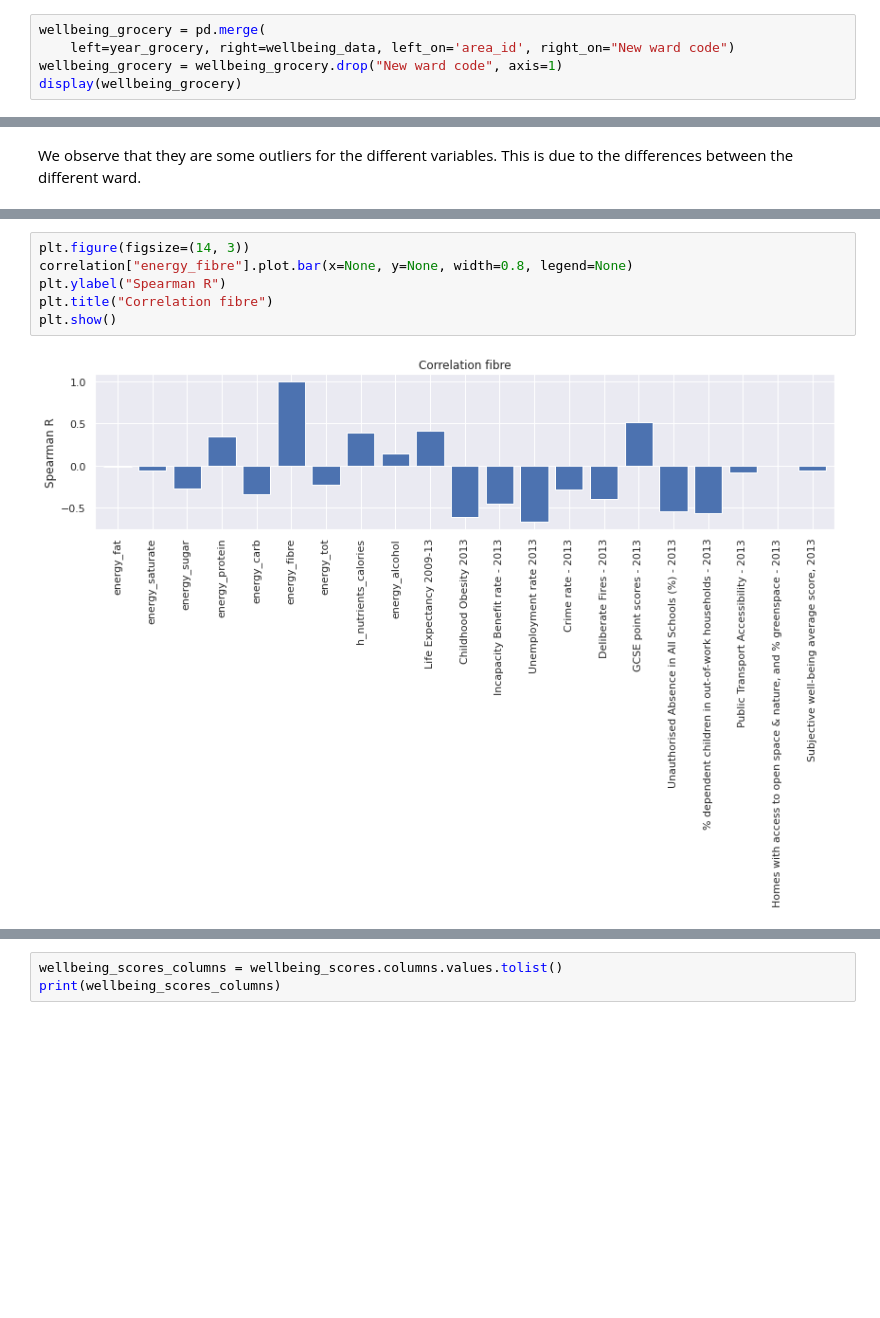
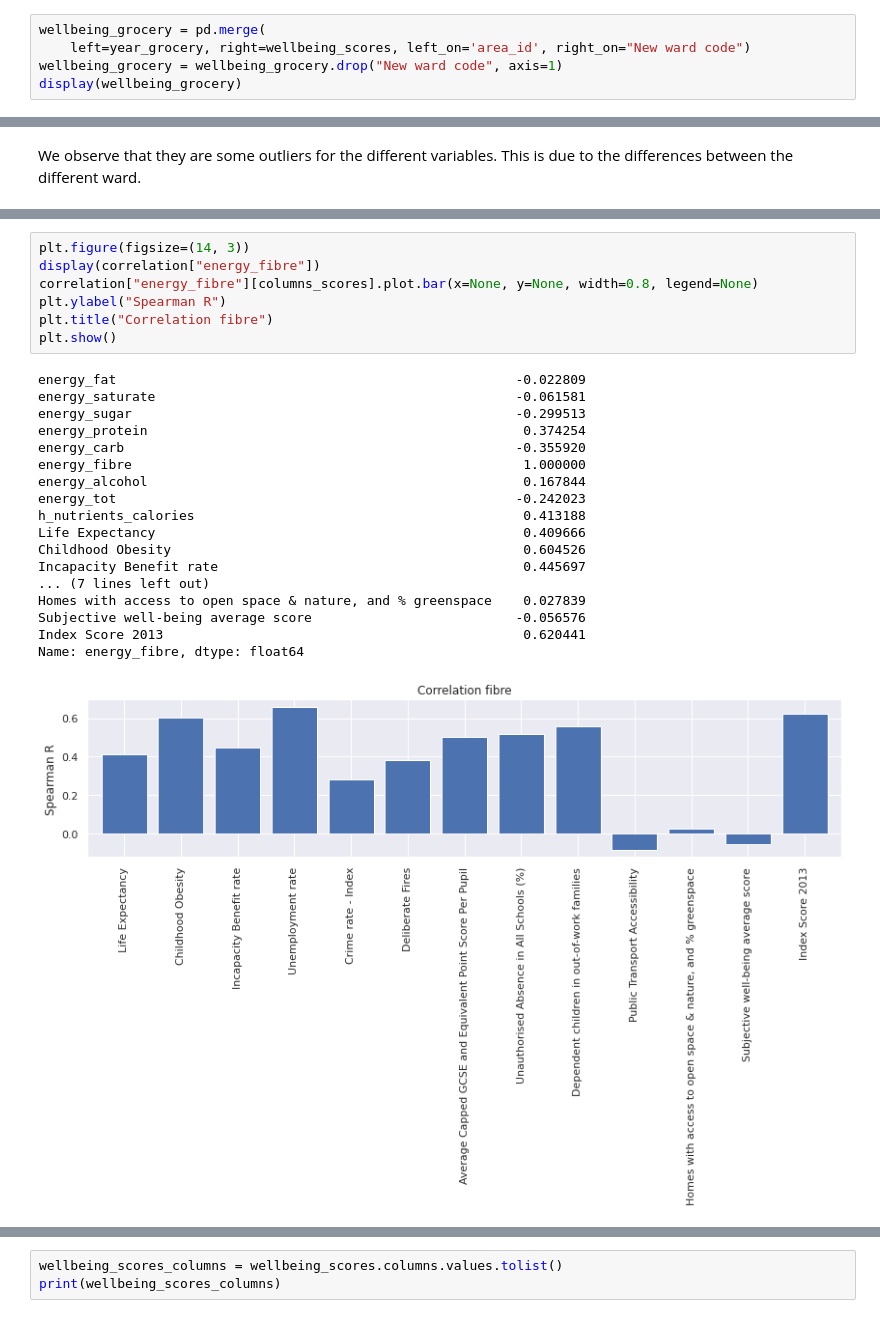
Before and after one commit to epfl-ada/ada-2020-project-milestone-p3-p3_caxaga, a Jupyter notebook: main.ipynb, the cells around one changed output, grey strips where cells are left out. Drawn from its saved outputs; the diff is of its cells as text; blank space fills up the shorter version.

Commit message:
change plots from data to scores

```diff
--- a/main.ipynb
+++ b/main.ipynb
@@ -206,7 +206,7 @@ len(set(wellbeing_data["New ward code"].values)
 387
 # %%
 wellbeing_grocery = pd.merge(
-    left=year_grocery, right=wellbeing_data, left_on='area_id', right_on="New ward code")
+    left=year_grocery, right=wellbeing_scores, left_on='area_id', right_on="New ward code")
 wellbeing_grocery = wellbeing_grocery.drop("New ward code", axis=1)
 display(wellbeing_grocery)
 # %% [output]
@@ -350,10 +377,28 @@ display(correlation)
 # %%
 plt.figure(figsize=(14, 3))
-correlation["energy_fibre"].plot.bar(x=None, y=None, width=0.8, legend=None)
+display(correlation["energy_fibre"])
+correlation["energy_fibre"][columns_scores].plot.bar(x=None, y=None, width=0.8, legend=None)
 plt.ylabel("Spearman R")
 plt.title("Correlation fibre")
 plt.show()
 # %% [output]
+energy_fat                                                   -0.022809
+energy_saturate                                              -0.061581
+energy_sugar                                                 -0.299513
+energy_protein                                                0.374254
+energy_carb                                                  -0.355920
+energy_fibre                                                  1.000000
+energy_alcohol                                                0.167844
+energy_tot                                                   -0.242023
+h_nutrients_calories                                          0.413188
+Life Expectancy                                               0.409666
+Childhood Obesity                                             0.604526
+Incapacity Benefit rate                                       0.445697
+... (7 lines left out)
+Homes with access to open space & nature, and % greenspace    0.027839
+Subjective well-being average score                          -0.056576
+Index Score 2013                                              0.620441
+Name: energy_fibre, dtype: float64
-[figure, old version]
+[figure, new version]
 # %%
 plt.figure(figsize=(14, 3))
```
Also changed, not shown: parts of 21 cells of this notebook.
